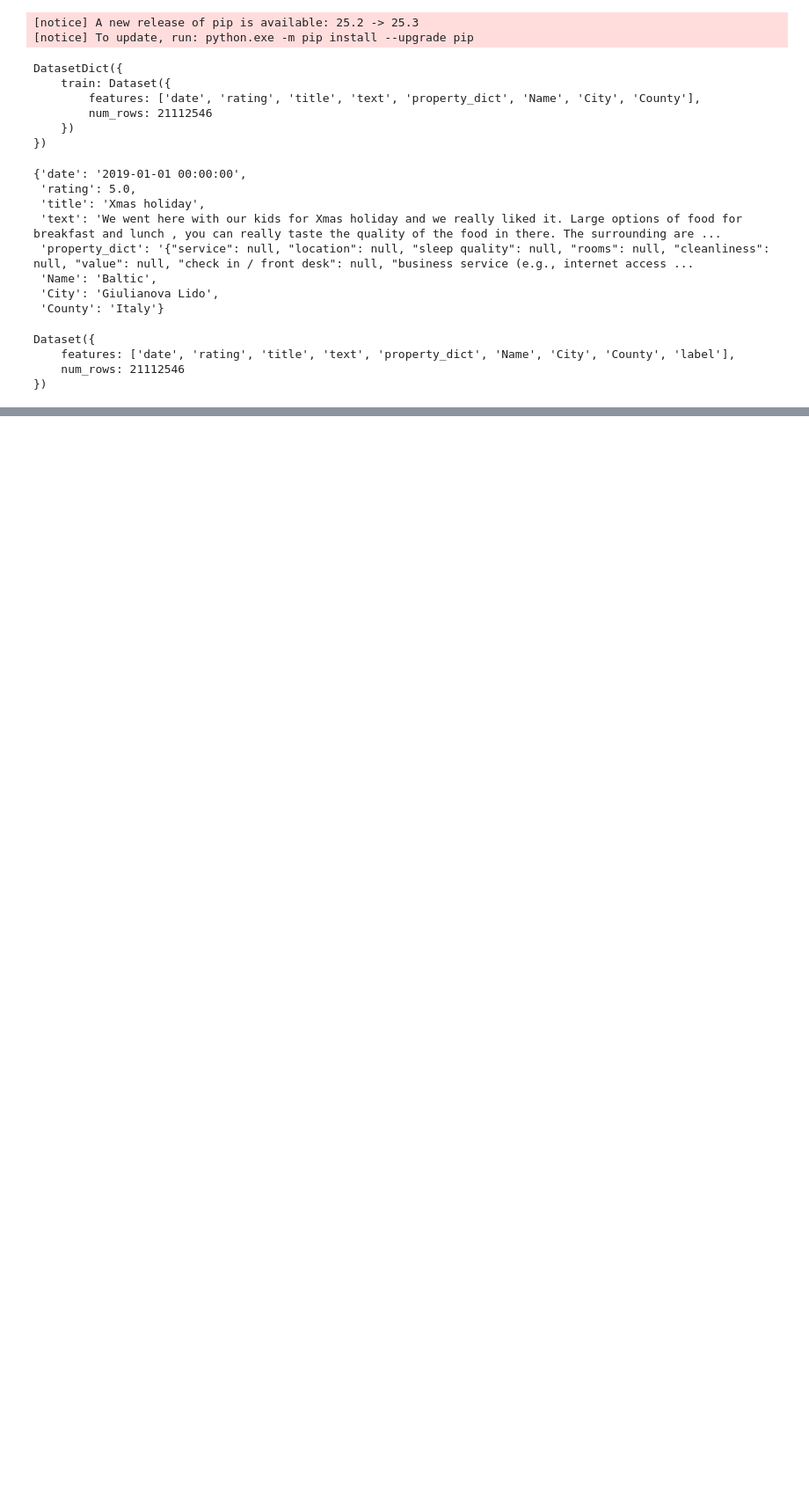
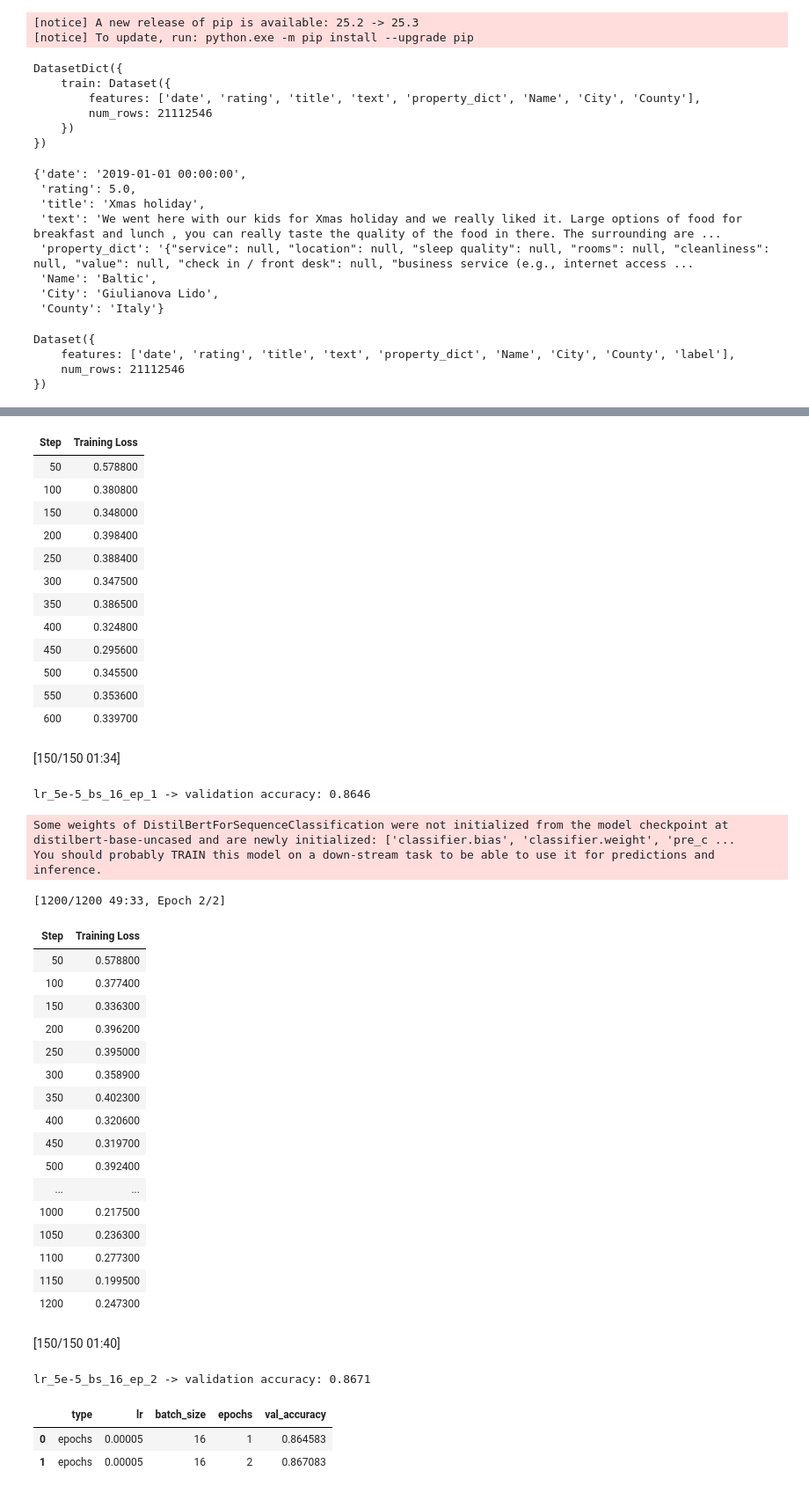
Before and after one commit to Chase-Wolters/Data-Science-Projects, a Jupyter notebook: HW9.ipynb, the cells around one changed output, grey strips where cells are left out. Shown at 88% size. Cells and saved outputs as stored; diff of their text form; code cells hidden in the pictures; blank space fills up the shorter version.

```diff
--- a/HW9.ipynb
+++ b/HW9.ipynb
@@ -295,5 +364,5 @@ df_bs
 # %%
-epoch_values = [2, 3, 4]
+epoch_values = [1, 2]  # just 1 and 2 to keep runtime reasonable
 results_ep = []
 
 for ep in epoch_values:
@@ -314,3 +383,4 @@ for ep in epoch_values:
 
 df_ep = pd.DataFrame(results_ep)
 df_ep
+# %% [output]
@@ -317 +390,41 @@ df_ep
+| Step | Training Loss |
+| 50 | 0.578800 |
+| 100 | 0.380800 |
+| 150 | 0.348000 |
+| 200 | 0.398400 |
+| 250 | 0.388400 |
+| 300 | 0.347500 |
+| 350 | 0.386500 |
+| 400 | 0.324800 |
+| 450 | 0.295600 |
+| 500 | 0.345500 |
+| 550 | 0.353600 |
+| 600 | 0.339700 |
+[150/150 01:34]
+lr_5e-5_bs_16_ep_1 -> validation accuracy: 0.8646
+Some weights of DistilBertForSequenceClassification were not initialized from the model checkpoint at distilbert-base-uncased and are newly initialized: ['classifier.bias', 'classifier.weight', 'pre_c ...
+You should probably TRAIN this model on a down-stream task to be able to use it for predictions and inference.
+[1200/1200 49:33, Epoch 2/2]
+| Step | Training Loss |
+| 50 | 0.578800 |
+| 100 | 0.377400 |
+| 150 | 0.336300 |
+| 200 | 0.396200 |
+| 250 | 0.395000 |
+| 300 | 0.358900 |
+| 350 | 0.402300 |
+| 400 | 0.320600 |
+| 450 | 0.319700 |
+| 500 | 0.392400 |
+| ... | ... |
+| 1000 | 0.217500 |
+| 1050 | 0.236300 |
+| 1100 | 0.277300 |
+| 1150 | 0.199500 |
+| 1200 | 0.247300 |
+[150/150 01:40]
+lr_5e-5_bs_16_ep_2 -> validation accuracy: 0.8671
+|  | type | lr | batch_size | epochs | val_accuracy |
+| 0 | epochs | 0.00005 | 16 | 1 | 0.864583 |
+| 1 | epochs | 0.00005 | 16 | 2 | 0.867083 |
 # %%
```
Also changed, not shown: parts of 16 cells of this notebook.
